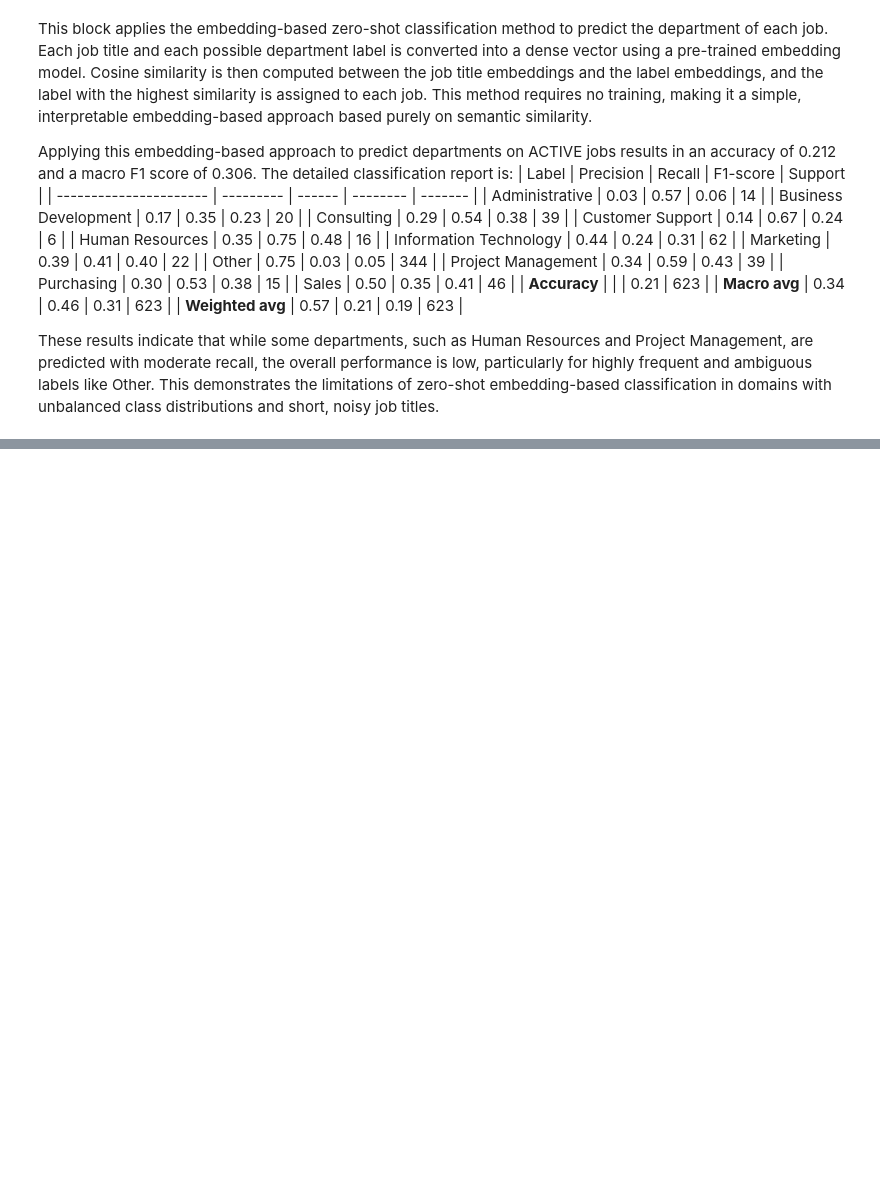
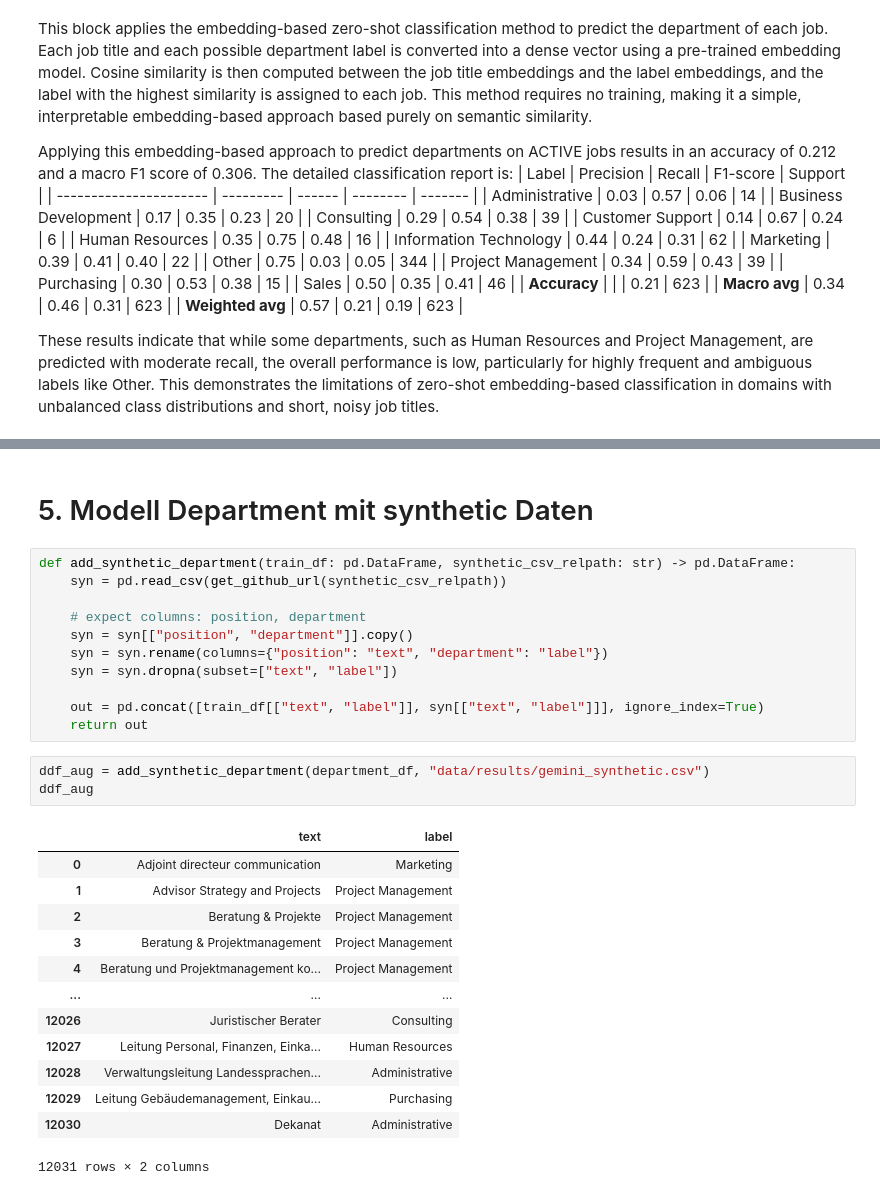
Before and after one commit to luisadosch/nlp-job-title-classification-benchmark-snapaddy, a Jupyter notebook: model2_embedding_based.ipynb, the cells around one changed output, grey strips where cells are left out. Saved outputs shown, nothing was run; the diff lists cells and outputs as text; blank space fills up the shorter version.

```diff
--- a/model2_embedding_based.ipynb
+++ b/model2_embedding_based.ipynb
@@ -224,0 +303,30 @@ results_df_tfidf"""
+# %% [markdown]
+# 5. Modell Department mit synthetic Daten
+# %%
+def add_synthetic_department(train_df: pd.DataFrame, synthetic_csv_relpath: str) -> pd.DataFrame:
+    syn = pd.read_csv(get_github_url(synthetic_csv_relpath))
+
+    # expect columns: position, department
+    syn = syn[["position", "department"]].copy()
+    syn = syn.rename(columns={"position": "text", "department": "label"})
+    syn = syn.dropna(subset=["text", "label"])
+
+    out = pd.concat([train_df[["text", "label"]], syn[["text", "label"]]], ignore_index=True)
+    return out
+# %%
+ddf_aug = add_synthetic_department(department_df, "data/results/gemini_synthetic.csv")
+ddf_aug
+# %% [output]
+|  | text | label |
+| 0 | Adjoint directeur communication | Marketing |
+| 1 | Advisor Strategy and Projects | Project Management |
+| 2 | Beratung & Projekte | Project Management |
+| 3 | Beratung & Projektmanagement | Project Management |
+| 4 | Beratung und Projektmanagement ko... | Project Management |
+| ... | ... | ... |
+| 12026 | Juristischer Berater | Consulting |
+| 12027 | Leitung Personal, Finanzen, Einka... | Human Resources |
+| 12028 | Verwaltungsleitung Landessprachen... | Administrative |
+| 12029 | Leitung Gebäudemanagement, Einkau... | Purchasing |
+| 12030 | Dekanat | Administrative |
+12031 rows × 2 columns
```
Also changed, not shown: parts of 15 cells of this notebook.
